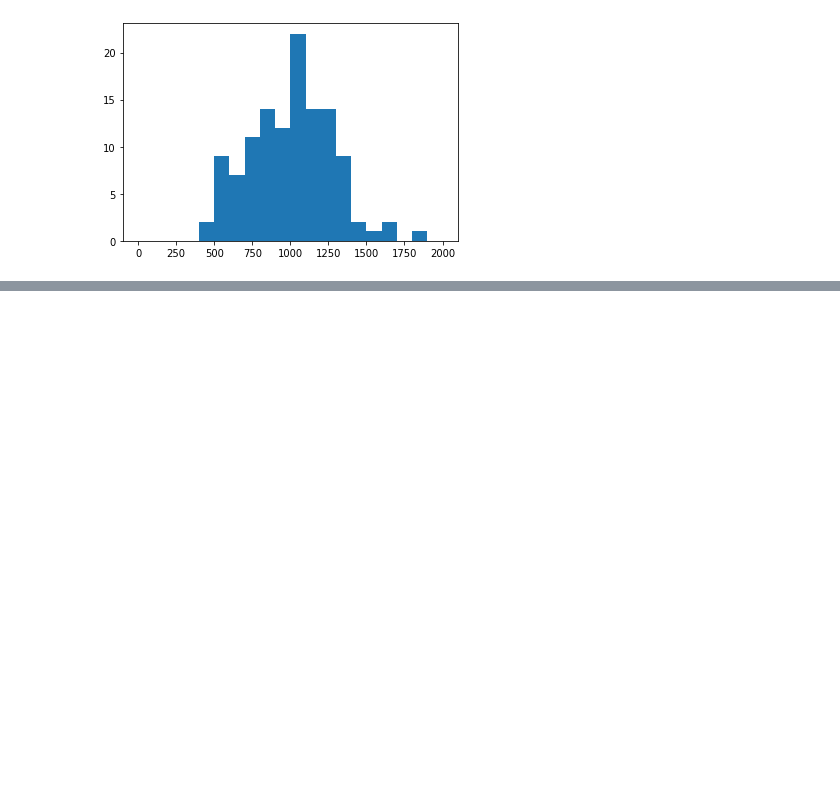
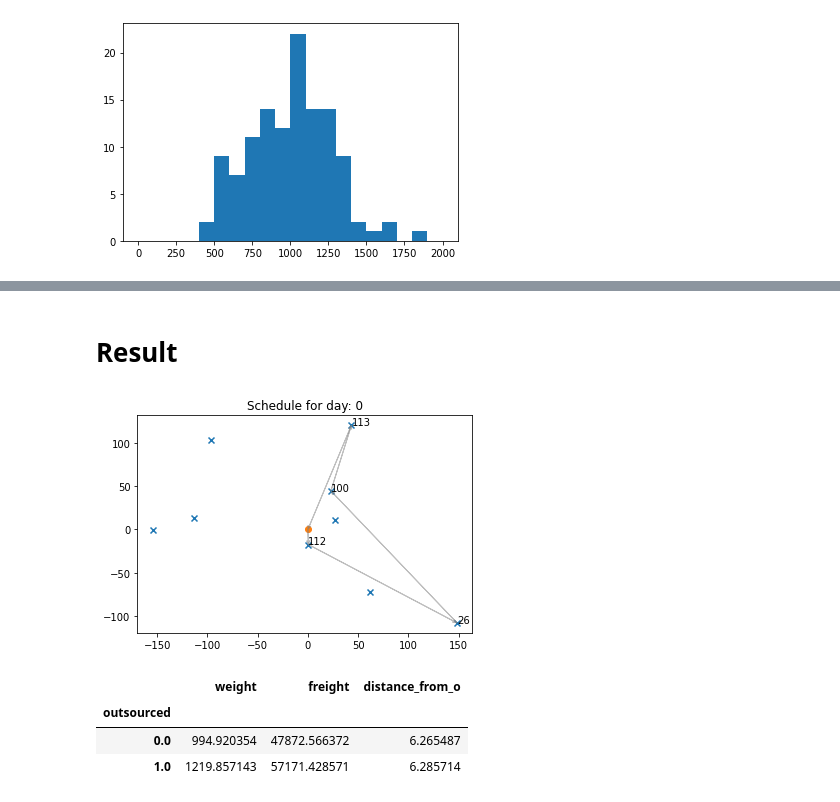
Before and after one commit to daikichidaze/pyoptbook, a Jupyter notebook: src/5.vrp/vrp.ipynb, the cells around one changed output, grey strips where cells are left out. Cells and saved outputs as stored; diff of their text form; code cells hidden in the pictures; blank space fills up the shorter version.

```diff
--- a/src/5.vrp/vrp.ipynb
+++ b/src/5.vrp/vrp.ipynb
@@ -133,0 +240,3 @@ routes_df = enumerate_routes()
+# %%
+_schedules = Parallel(n_jobs=16, prefer='threads')([delayed(enumerate_feasible_schedule)(d) for d in D])
+feasible_schedules = dict(zip(D, _schedules))
@@ -133,0 +302,37 @@ routes_df = enumerate_routes()
+# %% [markdown]
+# Result
+# %%
+# visualize by day
+def visualize_route(d):
+    for q in feasible_schedules[d].index:
+        if z[d, q].value() > 0.5:
+            route_summary = feasible_schedules[d].loc[q]
+            route_geography = routes_df.loc[route_summary.route_idx]
+            break
+
+    a = plt.subplot()
+    a.scatter(_K[1:,0], _K[1:,1], marker='x')
+    a.scatter(_K[0,0], _K[0, 1], marker='o')
+
+    motions = [(k_from, k_to) for (k_from, k_to), used
+                in route_geography.route.items() if used > 0]
+
+    for k_from, k_to in motions:
+        p_from = _K[int(k_from)]
+        p_to = _K[int(k_to)]
+        a.arrow(
+            *p_from, *(p_to-p_from),
+            head_width=3,
+            length_includes_head=True,
+            overhang=0.5,
+            color='gray',
+            alpha=0.5
+        )
+        requests_at_k_to = [r for r in route_summary.requests if k[r]==k_to]
+        a.text(*p_to, ''.join([str(r) for r in requests_at_k_to]))
+    plt.title(f'Schedule for day: {d}')
+    plt.show()
+
+visualize_route(0)
+# %% [output]
+[figure, added]
@@ -133,0 +349,7 @@ routes_df = enumerate_routes()
+# %%
+requests_summary_df.groupby('outsourced')[['weight', 'freight', 'distance_from_o']].agg('mean')
+# %% [output]
+|  | weight | freight | distance_from_o |
+| outsourced |  |  |  |
+| 0.0 | 994.920354 | 47872.566372 | 6.265487 |
+| 1.0 | 1219.857143 | 57171.428571 | 6.285714 |
```
Also changed, not shown: parts of 12 cells of this notebook.
